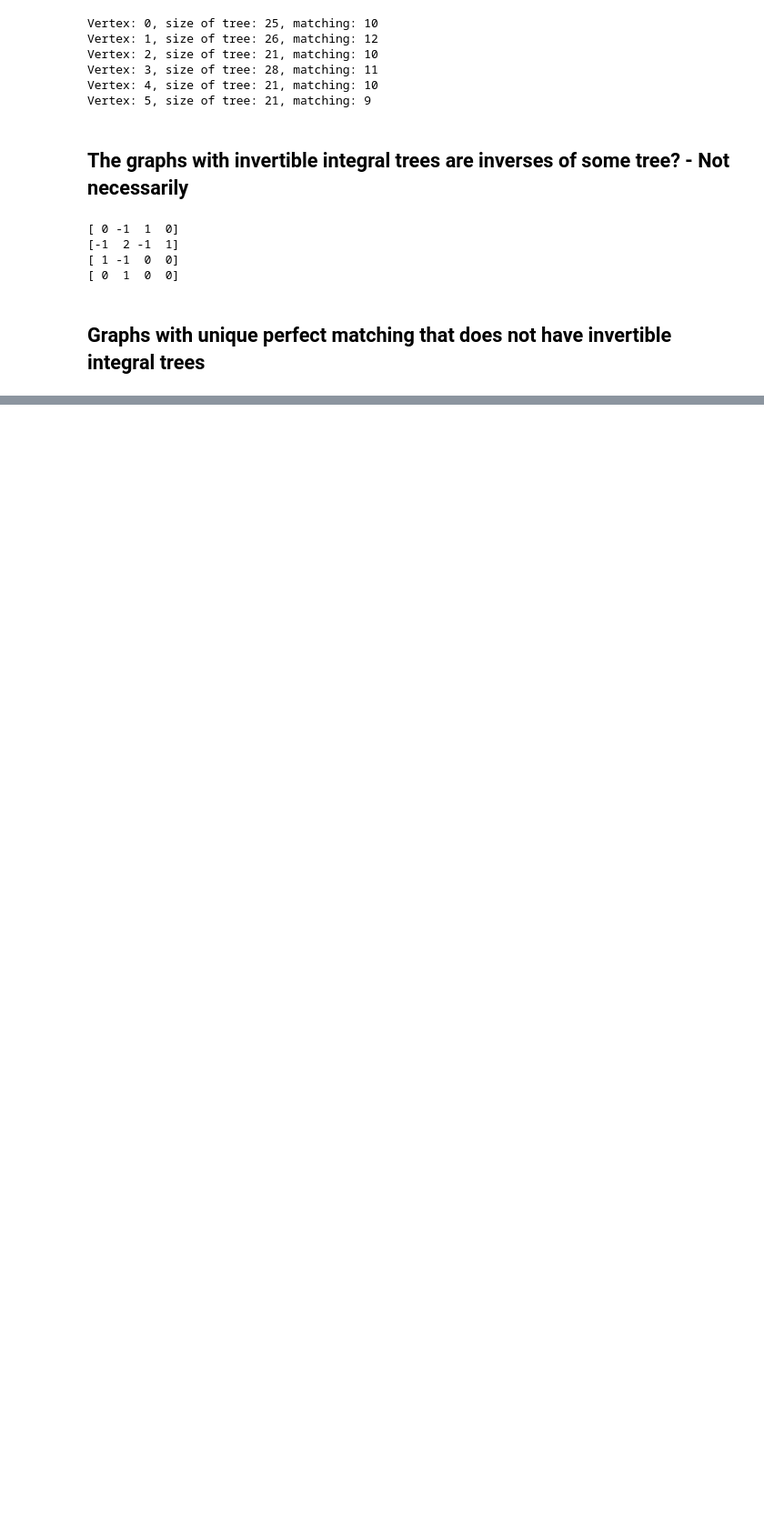
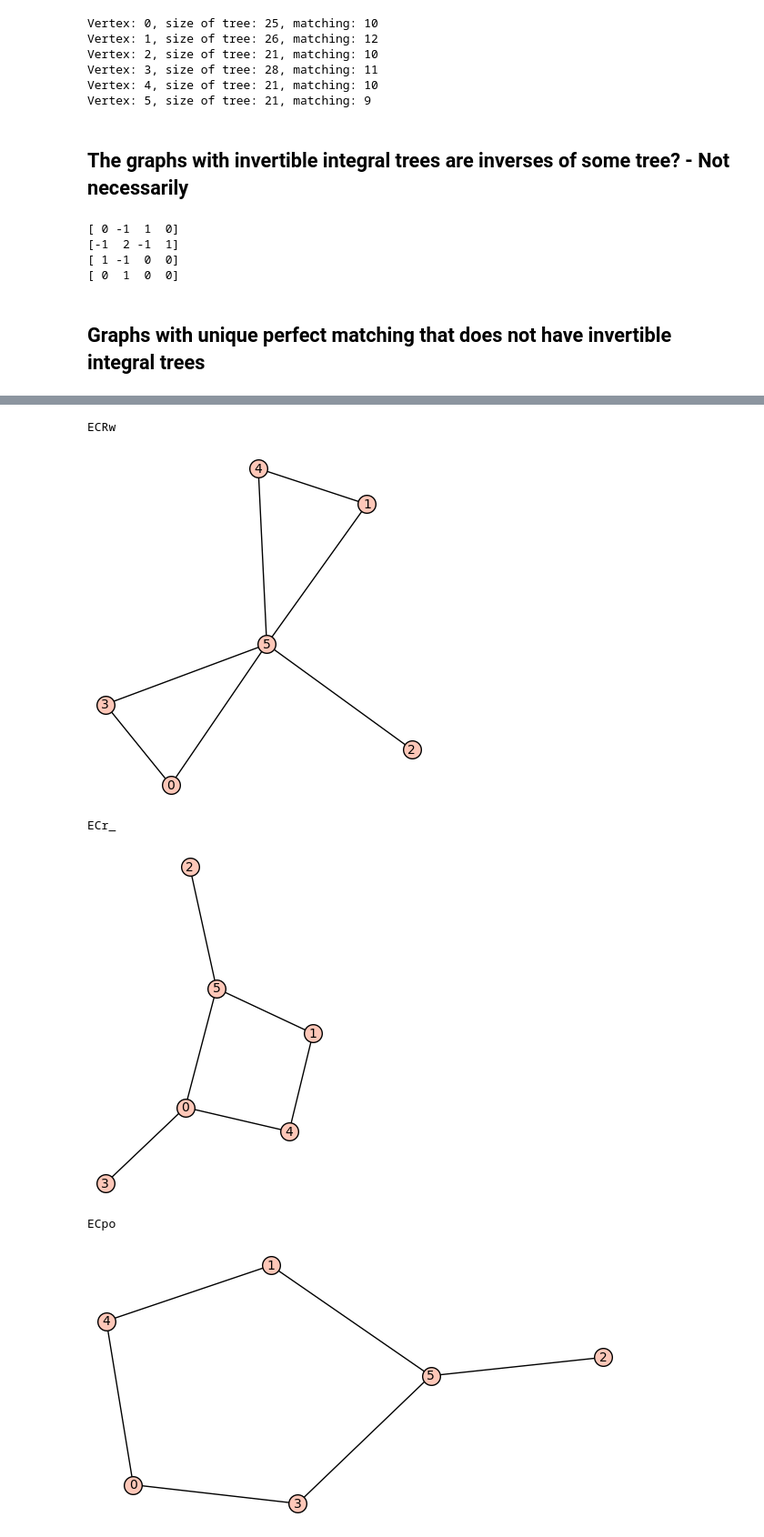
Before and after one commit to emanueljuliano/Strongly_Cospectral_Vertices_On_Trees, a Jupyter notebook: Inverse of path trees.ipynb, the cells around one changed output, grey strips where cells are left out. Shown: that part at 91% size. Saved outputs shown, nothing was run; the diff lists cells and outputs as text; code cells hidden in the pictures; blank space fills up the shorter version.

```diff
--- a/Inverse of path trees.ipynb
+++ b/Inverse of path trees.ipynb
@@ -303,0 +408,11 @@ for g in unique_pm_graphs:
+# %%
+for g, i, t in bucket[9]:
+    print(g)
+    Graph(g).plot().show()
+# %% [output]
+ECRw
+[figure, added]
+ECr_
+[figure, added]
+ECpo
+[figure, added]
```
Also changed, not shown: parts of 39 cells of this notebook, 12 other files.
